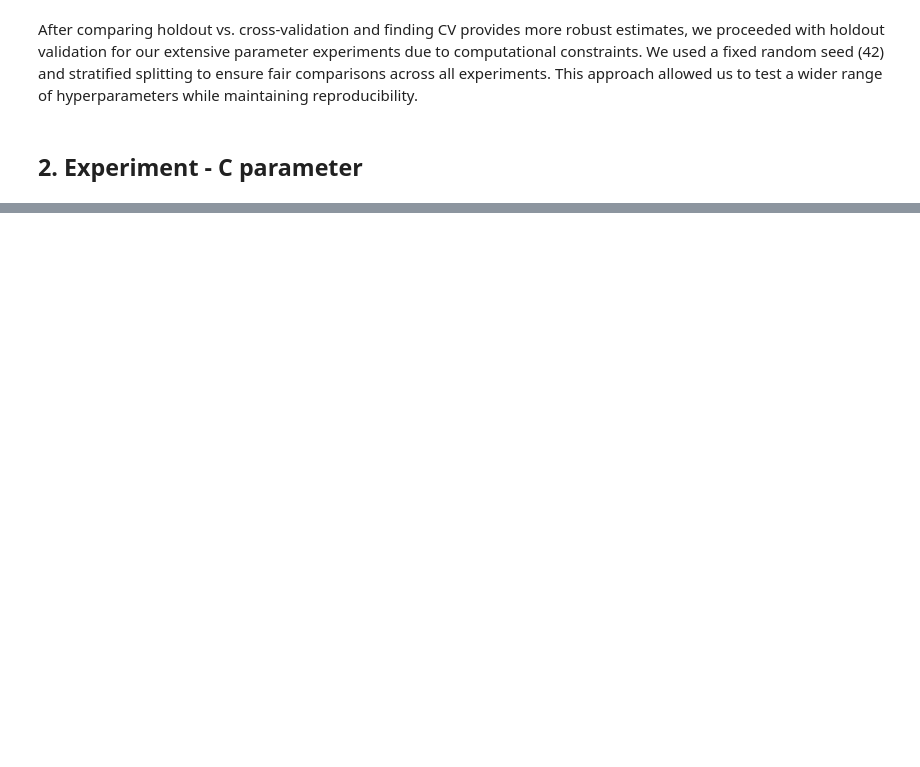
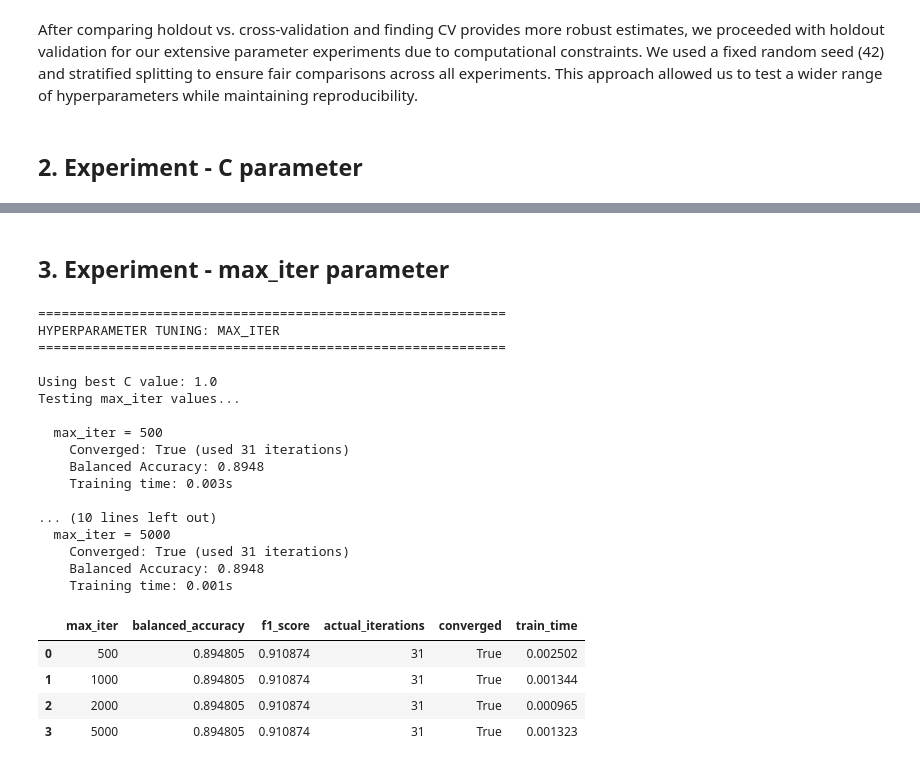
Before and after one commit to tomashobza/tuw_ml_seattle_crime, a Jupyter notebook: svm_breast_cancer/svm_breast_cancer.ipynb, the cells around one changed output, grey strips where cells are left out. Cells and saved outputs as stored; diff of their text form; code cells hidden in the pictures; blank space fills up the shorter version.

```diff
--- a/svm_breast_cancer/svm_breast_cancer.ipynb
+++ b/svm_breast_cancer/svm_breast_cancer.ipynb
@@ -116,0 +262,67 @@ After comparing holdout vs. cross-validation and finding CV provides more robust
+# %% [markdown]
+## 3. Experiment - max_iter parameter
+# %%
+## 3. Experiment - max_iter Parameter (Convergence Analysis)
+
+print("="*60)
+print("HYPERPARAMETER TUNING: MAX_ITER")
+print("="*60)
+
+max_iter_values = [500, 1000, 2000, 5000]
+results_iter = []
+
+print(f"\nUsing best C value: {best_C}")
+print("Testing max_iter values...")
+
+for max_iter in max_iter_values:
+    print(f"\n  max_iter = {max_iter}")
+    model = LinearSVC(C=best_C, class_weight='balanced', max_iter=max_iter, random_state=42)
+
+    start = time.time()
+    model.fit(X_train, y_train)
+    train_time = time.time() - start
+
+    y_pred = model.predict(X_test)
+
+    bal_acc = balanced_accuracy_score(y_test, y_pred)
+    f1 = f1_score(y_test, y_pred, average='weighted')
+    converged = model.n_iter_ < max_iter
+
+    results_iter.append({
+        'max_iter': max_iter,
+        'balanced_accuracy': bal_acc,
+        'f1_score': f1,
+        'actual_iterations': model.n_iter_,
+        'converged': converged,
+        'train_time': train_time
+    })
+
+    print(f"    Converged: {converged} (used {model.n_iter_} iterations)")
+    print(f"    Balanced Accuracy: {bal_acc:.4f}")
+    print(f"    Training time: {train_time:.3f}s")
+
+results_iter_df = pd.DataFrame(results_iter)
+display(results_iter_df)
+# %% [output]
+============================================================
+HYPERPARAMETER TUNING: MAX_ITER
+============================================================
+
+Using best C value: 1.0
+Testing max_iter values...
+
+  max_iter = 500
+    Converged: True (used 31 iterations)
+    Balanced Accuracy: 0.8948
+    Training time: 0.003s
+
+... (10 lines left out)
+  max_iter = 5000
+    Converged: True (used 31 iterations)
+    Balanced Accuracy: 0.8948
+    Training time: 0.001s
+|  | max_iter | balanced_accuracy | f1_score | actual_iterations | converged | train_time |
+| 0 | 500 | 0.894805 | 0.910874 | 31 | True | 0.002502 |
+| 1 | 1000 | 0.894805 | 0.910874 | 31 | True | 0.001344 |
+| 2 | 2000 | 0.894805 | 0.910874 | 31 | True | 0.000965 |
+| 3 | 5000 | 0.894805 | 0.910874 | 31 | True | 0.001323 |
```
Also changed, not shown: parts of 7 cells of this notebook.
